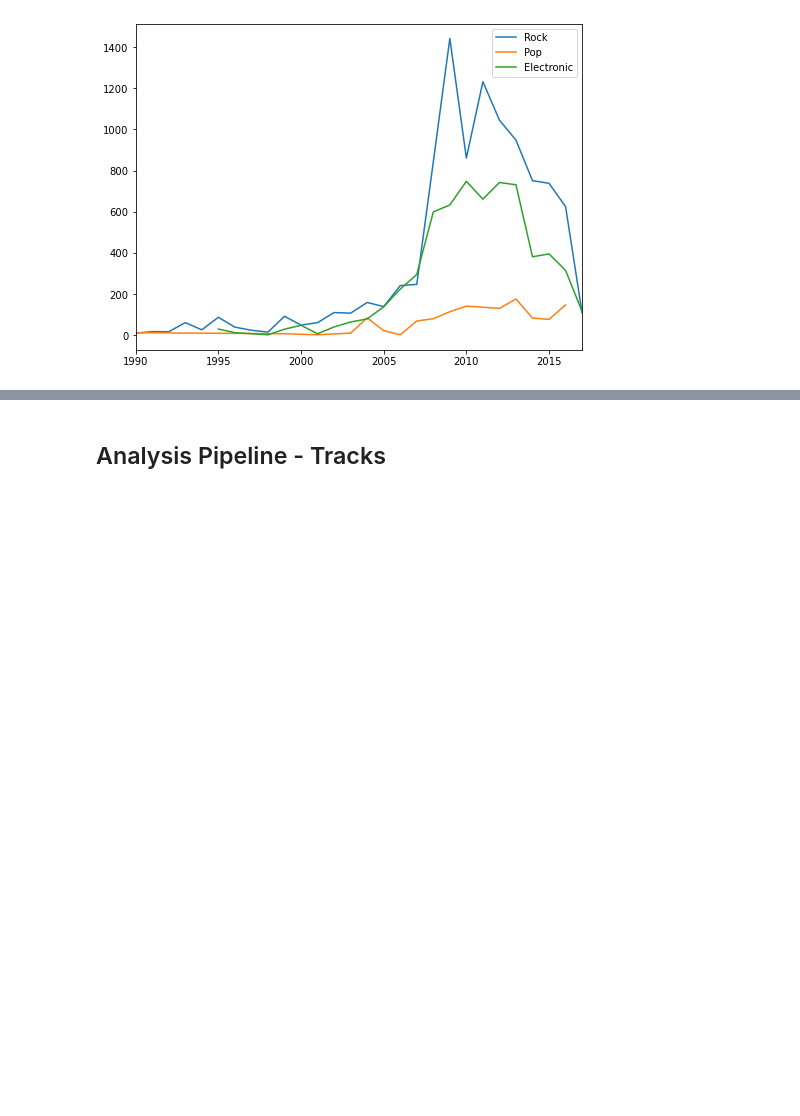
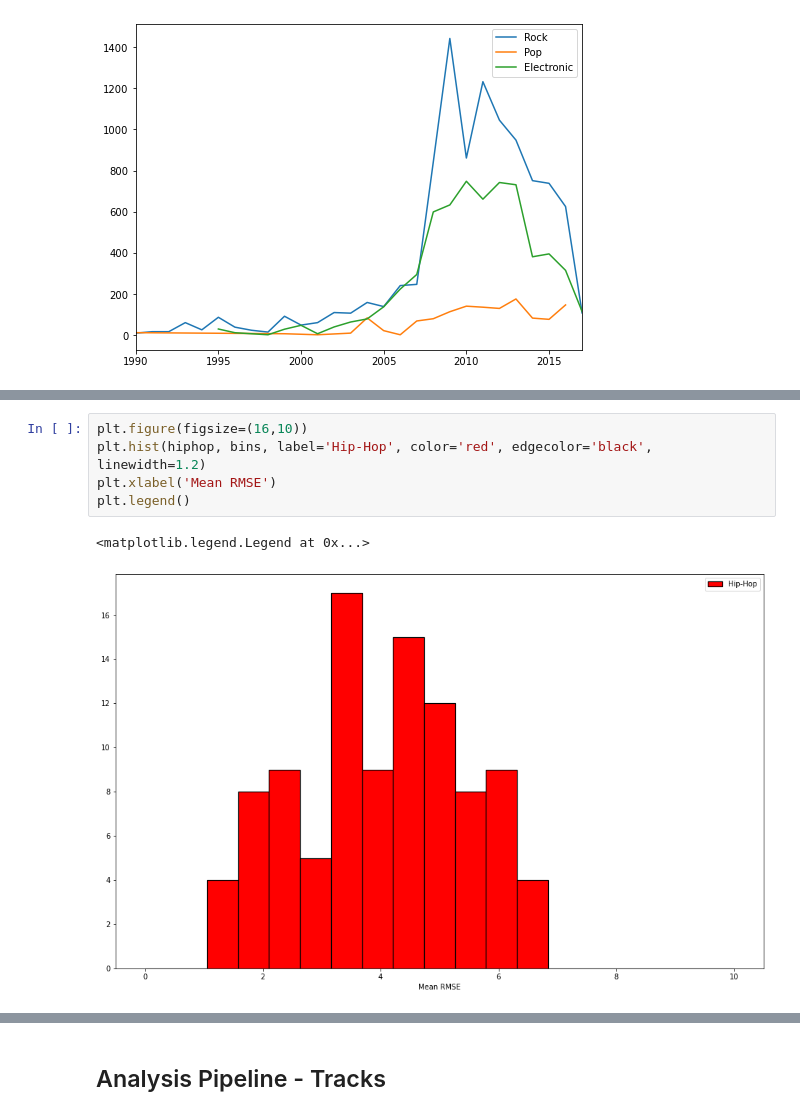
Before and after one commit to Rock-it-science/project-group17-project, a Jupyter notebook: notebooks/analysis1.ipynb, the cells around one changed output, grey strips where cells are left out. Saved outputs shown, nothing was run; the diff lists cells and outputs as text; blank space fills up the shorter version.

```diff
--- a/notebooks/analysis1.ipynb
+++ b/notebooks/analysis1.ipynb
@@ -117,0 +147,8 @@ sns.pairplot(features.loc[:, ('mfcc', 'mean', slice('01','03'))]);
+# %%
+plt.figure(figsize=(16,10))
+plt.hist(hiphop, bins, label='Hip-Hop', color='red', edgecolor='black', linewidth=1.2)
+plt.xlabel('Mean RMSE')
+plt.legend()
+# %% [output]
+<matplotlib.legend.Legend at 0x...>
+[figure, added]
```
Also changed, not shown: parts of 13 cells of this notebook.
